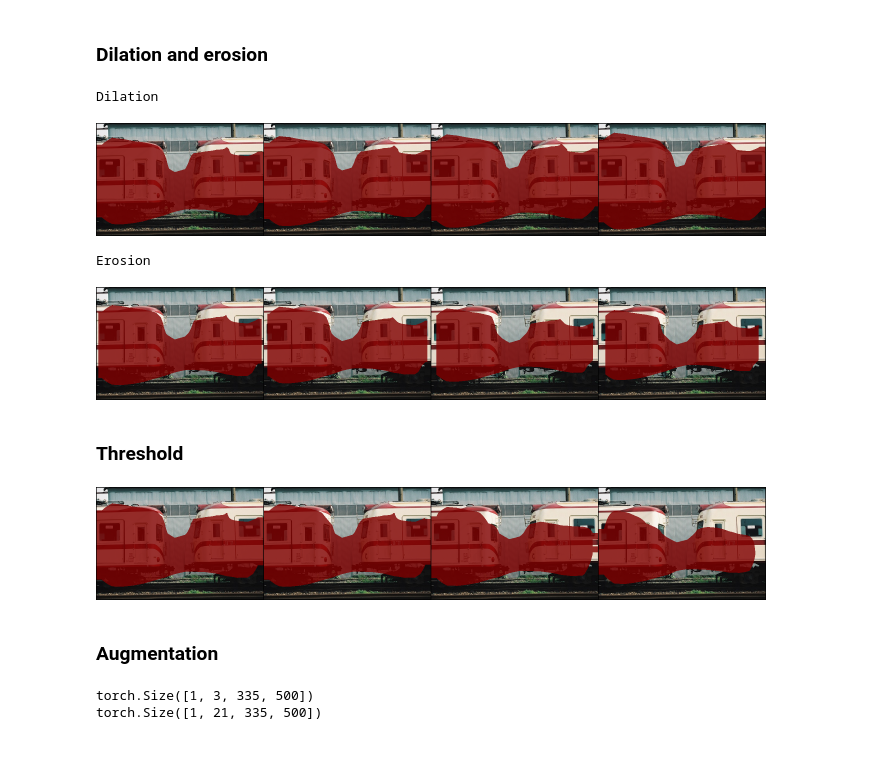
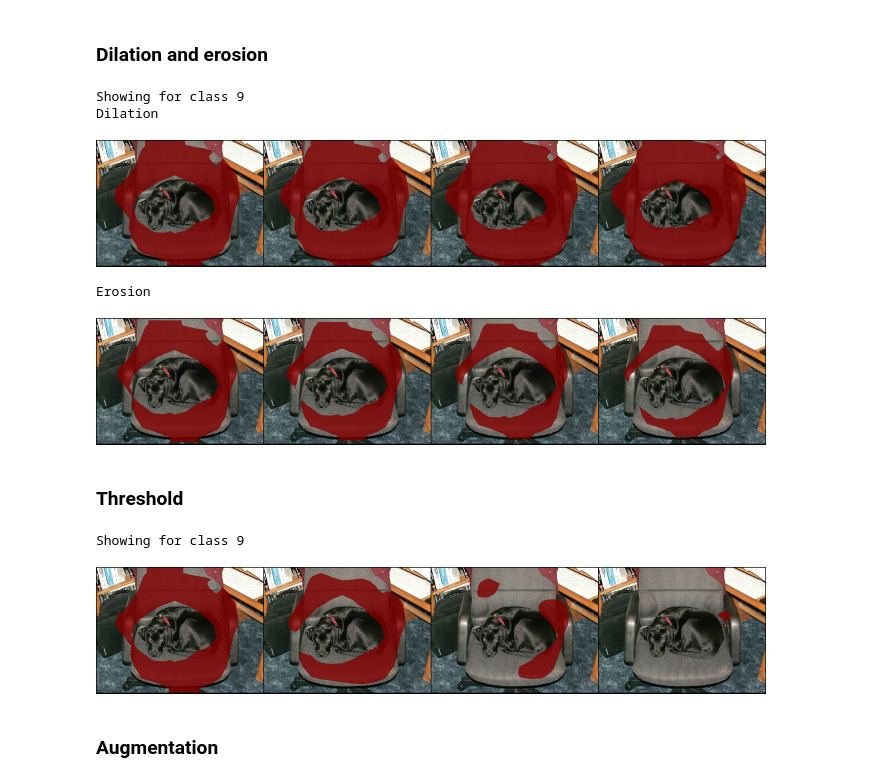
Before and after one commit to CyrusCKF/PixSeg, a Jupyter notebook: tasks/inference.ipynb, the cells around one changed output. Drawn from its saved outputs; the diff is of its cells as text; code cells hidden in the pictures; blank space fills up the shorter version.

```diff
--- a/tasks/inference.ipynb
+++ b/tasks/inference.ipynb
@@ -92,32 +48,0 @@ def blur_output(output: np.ndarray, std: float = 1, **kwargs) -> np.ndarray:
-# %%
-def morph_pred(
-    pred: np.ndarray, is_dilate: bool, skip_index: int | None = None, **kwargs
-) -> dict[int, np.ndarray]:
-    """Apply morphological operations on each channel separately
-
-    Note that some pixels may have more than one prediction while some may have none
-
-    Args:
-        pred (int array (height, width)): prediction results
-        is_dilate: use dilation if `True`, otherwise use erosion
-        skip_index: process is skipped on that channel
-        kwargs: See `scipy.ndimage.[binary_dilation,binary_erosion]`
-
-    Returns:
-        processed reults, mapping of class to binary array (height, width)
-    """
-    processed_pred: dict[int, np.ndarray] = {}
-    classes = np.unique(pred).tolist()
-    for c in classes:
-        if c == skip_index:
-            processed_pred[c] = pred == c
-            continue
-
-        binary = pred == c
-        if is_dilate:
-            processed_binary = binary_dilation(binary, **kwargs)
-        else:
-            processed_binary = binary_erosion(binary, **kwargs)
-        processed_pred[c] = processed_binary
-
-    return processed_pred
@@ -148,7 +51,9 @@ weights = FCN_ResNet34_Weights.VOC2012
 model = fcn_resnet34(weights=weights)
 transforms = SegmentationTransform()
 augment = weights.value.transforms()
-dataset = VOCSegmentation(r"D:\_Dataset", image_set="val", transforms=transforms)
+dataset = VOCSegmentation(
+    r"..\dataset", image_set="val", transforms=transforms, year="2007"
+)
 metadata = resolve_metadata("VOC")
 device = "cuda" if torch.cuda.is_available() else "cpu"
 # %%
@@ -156,8 +61,8 @@ data: tuple[Tensor, Tensor] = dataset[1]
 image, mask = data
 model.eval().to(device)
 with torch.no_grad():
-    images, masks = image.unsqueeze(0), mask.unsqueeze(0)
-    logits, _ = forward_batch(model, images, masks, augment, None, device)
+    images = image.unsqueeze(0)
+    logits, _ = forward_batch(model, images, None, augment, None, device)
 logit = logits["out"].squeeze(0)
 prob = torch.softmax(logit, 0)
 pred = logit.argmax(0)
@@ -214,35 +111,38 @@ display(blur_snapshot_pil.reduce(3))
 # %% [markdown]
 ### Dilation and erosion
 # %%
-show_class = 19
+show_class = np.unique(pred)[1]
+print("Showing for class", show_class)
 for is_dilate in [True, False]:
     morphed_overlays = []
     for iter in range(5, 21, 5):
         morphed_pred = morph_pred(pred.numpy(force=True), is_dilate, iterations=iter)
         morphed_output = torch.tensor(morphed_pred[show_class])
         morphed_overlay = draw_segmentation_masks(
             image, morphed_output, colors=(128, 0, 0)
         )
         morphed_overlays.append(morphed_overlay)
 
     print("Dilation" if is_dilate else "Erosion")
     morph_snapshot = combine_images(morphed_overlays)
     morph_snapshot_pil: Image = TF.to_pil_image(morph_snapshot)
     display(morph_snapshot_pil.reduce(3))
 # %% [output]
+Showing for class 9
 Dilation
-[figure, old version]
+[figure, new version]
 Erosion
-[figure, old version]
+[figure, new version]
 # %% [markdown]
 ### Threshold
 # %%
-show_class = 19
+show_class = np.unique(pred)[1]
+print("Showing for class", show_class)
 threshold_overlays = []
 for i in range(1, 5):
     th = i / 5
-    threshold_pred = threshold_prob(prob.numpy(force=True), th)
-    threshold_output = torch.tensor(threshold_pred[show_class])
+    threshold_preds = threshold_prob(prob.numpy(force=True), th)
+    threshold_output = torch.tensor(threshold_preds[show_class])
     threshold_overlay = draw_segmentation_masks(
         image, threshold_output, colors=(128, 0, 0)
     )
@@ -252,6 +152,7 @@ threshold_snapshot = combine_images(threshold_overlays)
 threshold_snapshot_pil: Image = TF.to_pil_image(threshold_snapshot)
 display(threshold_snapshot_pil.reduce(3))
 # %% [output]
+Showing for class 9
-[figure, old version]
+[figure, new version]
 # %% [markdown]
 ### Augmentation
@@ -339,17 +158,0 @@ def aggregate_outputs(
-# %%
-prelim_images, _ = augment(images.to(device), None)
-augmented_logits = inference_with_augmentations(
-    model,
-    prelim_images,
-    (0.5, 0.75, 1, 1.25, 1.5),
-    True,
-    False,
-    (-30, 0, 30),
-    iter_product=True,
-)
-print(prelim_images.shape)
-aggregated_logits = aggregate_outputs(augmented_logits, "mean")
-print(aggregated_logits.shape)
-# %% [output]
-torch.Size([1, 3, 335, 500])
-torch.Size([1, 21, 335, 500])
```
Also changed, not shown: parts of 11 cells of this notebook, 5 other files.
